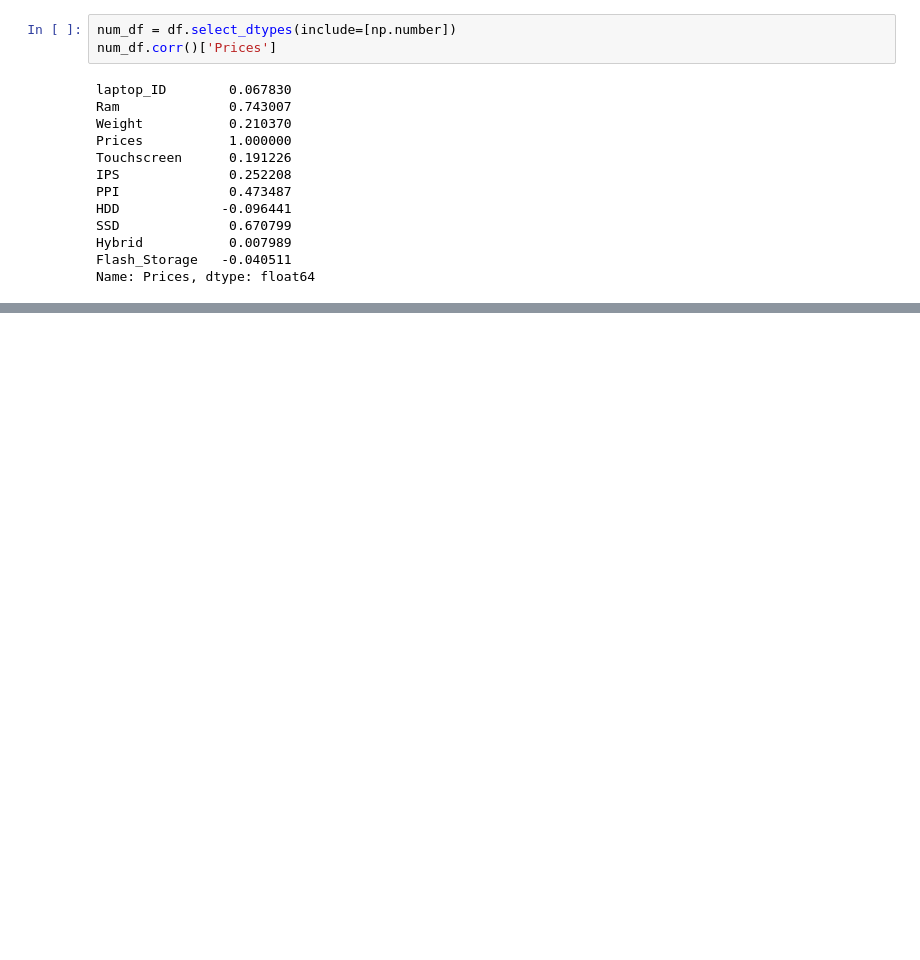
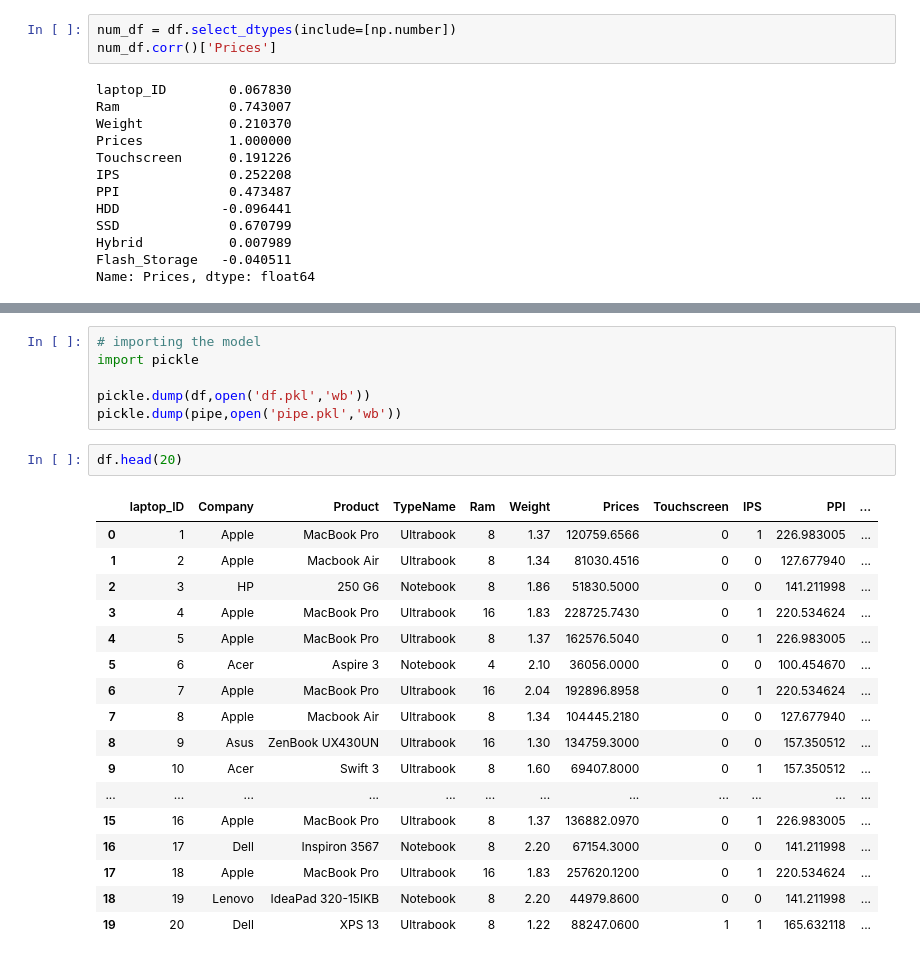
Before and after one commit to roshnimitra/Laptop-price-predictor, a Jupyter notebook: LPP.ipynb, the cells around one changed output, grey strips where cells are left out. Saved outputs shown, nothing was run; the diff lists cells and outputs as text; blank space fills up the shorter version.

```diff
--- a/LPP.ipynb
+++ b/LPP.ipynb
@@ -922,0 +936,26 @@ pickle.dump(pipe,open('pipe.pkl','wb'))
+# %%
+# importing the model
+import pickle
+
+pickle.dump(df,open('df.pkl','wb'))
+pickle.dump(pipe,open('pipe.pkl','wb'))
+# %%
+df.head(20)
+# %% [output]
+|  | laptop_ID | Company | Product | TypeName | Ram | Weight | Prices | Touchscreen | IPS | PPI | ... |
+| 0 | 1 | Apple | MacBook Pro | Ultrabook | 8 | 1.37 | 120759.6566 | 0 | 1 | 226.983005 | ... |
+| 1 | 2 | Apple | Macbook Air | Ultrabook | 8 | 1.34 | 81030.4516 | 0 | 0 | 127.677940 | ... |
+| 2 | 3 | HP | 250 G6 | Notebook | 8 | 1.86 | 51830.5000 | 0 | 0 | 141.211998 | ... |
+| 3 | 4 | Apple | MacBook Pro | Ultrabook | 16 | 1.83 | 228725.7430 | 0 | 1 | 220.534624 | ... |
+| 4 | 5 | Apple | MacBook Pro | Ultrabook | 8 | 1.37 | 162576.5040 | 0 | 1 | 226.983005 | ... |
+| 5 | 6 | Acer | Aspire 3 | Notebook | 4 | 2.10 | 36056.0000 | 0 | 0 | 100.454670 | ... |
+| 6 | 7 | Apple | MacBook Pro | Ultrabook | 16 | 2.04 | 192896.8958 | 0 | 1 | 220.534624 | ... |
+| 7 | 8 | Apple | Macbook Air | Ultrabook | 8 | 1.34 | 104445.2180 | 0 | 0 | 127.677940 | ... |
+| 8 | 9 | Asus | ZenBook UX430UN | Ultrabook | 16 | 1.30 | 134759.3000 | 0 | 0 | 157.350512 | ... |
+| 9 | 10 | Acer | Swift 3 | Ultrabook | 8 | 1.60 | 69407.8000 | 0 | 1 | 157.350512 | ... |
+| ... | ... | ... | ... | ... | ... | ... | ... | ... | ... | ... | ... |
+| 15 | 16 | Apple | MacBook Pro | Ultrabook | 8 | 1.37 | 136882.0970 | 0 | 1 | 226.983005 | ... |
+| 16 | 17 | Dell | Inspiron 3567 | Notebook | 8 | 2.20 | 67154.3000 | 0 | 0 | 141.211998 | ... |
+| 17 | 18 | Apple | MacBook Pro | Ultrabook | 16 | 1.83 | 257620.1200 | 0 | 1 | 220.534624 | ... |
+| 18 | 19 | Lenovo | IdeaPad 320-15IKB | Notebook | 8 | 2.20 | 44979.8600 | 0 | 0 | 141.211998 | ... |
+| 19 | 20 | Dell | XPS 13 | Ultrabook | 8 | 1.22 | 88247.0600 | 1 | 1 | 165.632118 | ... |
```
Also changed, not shown: parts of 102 cells of this notebook, 2 other files.
